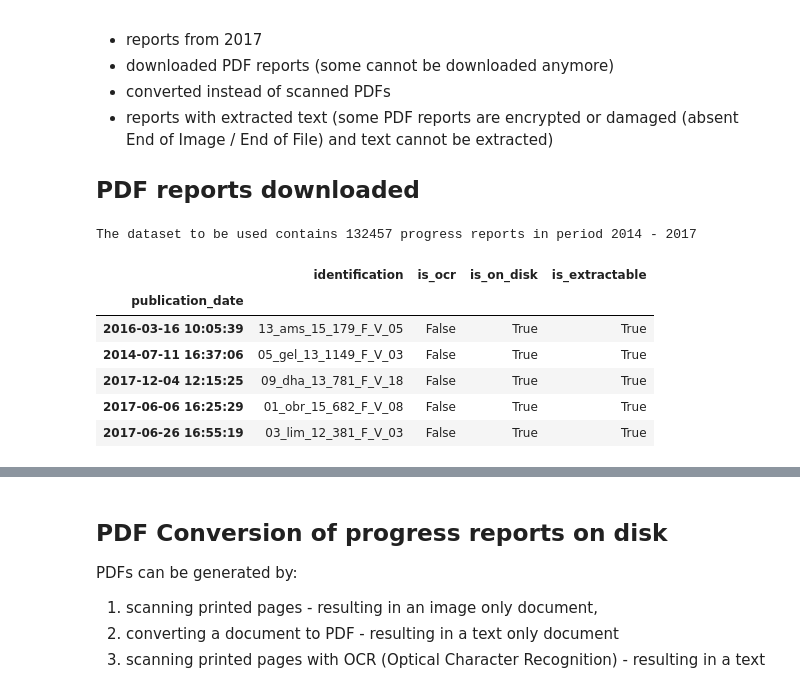
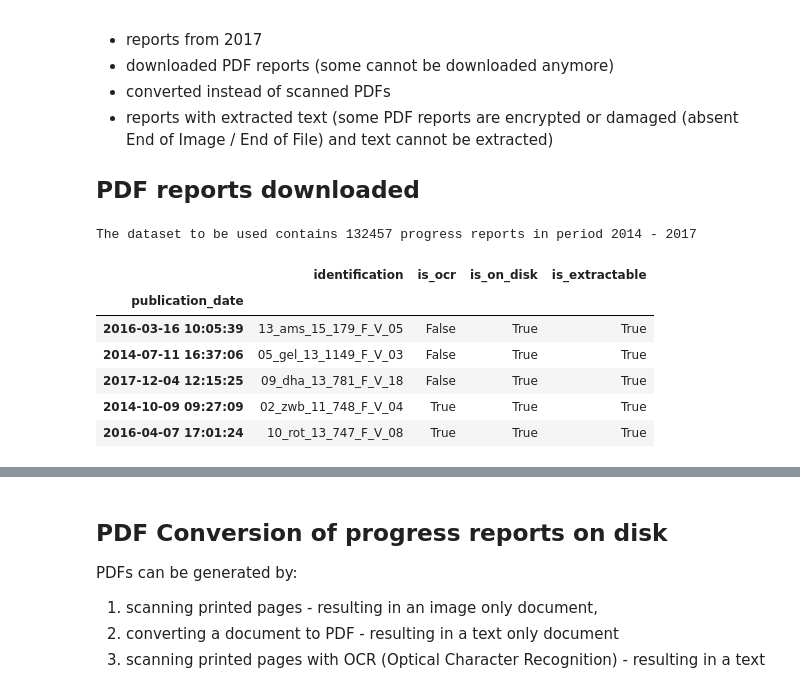
Before and after one commit to quantleap/is-ds-thesis, a Jupyter notebook: notebooks/Reports - dataset description.ipynb, the cells around one changed output, grey strips where cells are left out. Drawn from its saved outputs; the diff is of its cells as text; code cells hidden in the pictures.

```diff
--- a/notebooks/Reports - dataset description.ipynb
+++ b/notebooks/Reports - dataset description.ipynb
@@ -77,21 +78,24 @@ A subselection of the published reports will be used for analysis:
 
 ## PDF reports downloaded
 # %%
-sql = '''select identification, is_ocr, is_on_disk, publication_date, is_extractable
-         from reports
-         where extract(year from publication_date) >= 2014
-             and extract(year from publication_date) <= 2017
-             and is_attachment=False;'''
+sql = """select identification, is_ocr, is_on_disk, publication_date, is_extractable
+         from reports rep join insolvents ins on rep.insolvent_id = ins.id
+         where publication_date >= '2014-01-01'
+             and publication_date) <= 2018-06-
+             and is_attachment=False;"""
+             #and ins.is_removed=False;"""
+             #and (end_findability ISNULL or end_findability >= '2017-12-31');"""
+
 df = pd.read_sql(sql, con, index_col='publication_date')
 
 print('The dataset to be used contains {} progress reports in period 2014 - 2017'.format(len(df)))
 df.head()
 # %% [output]
 The dataset to be used contains 132457 progress reports in period 2014 - 2017
 |  | identification | is_ocr | is_on_disk | is_extractable |
 | publication_date |  |  |  |  |
 | 2016-03-16 10:05:39 | 13_ams_15_179_F_V_05 | False | True | True |
 | 2014-07-11 16:37:06 | 05_gel_13_1149_F_V_03 | False | True | True |
 | 2017-12-04 12:15:25 | 09_dha_13_781_F_V_18 | False | True | True |
-| 2017-06-06 16:25:29 | 01_obr_15_682_F_V_08 | False | True | True |
-| 2017-06-26 16:55:19 | 03_lim_12_381_F_V_03 | False | True | True |
+| 2014-10-09 09:27:09 | 02_zwb_11_748_F_V_04 | True | True | True |
+| 2016-04-07 17:01:24 | 10_rot_13_747_F_V_08 | True | True | True |
```
Also changed, not shown: parts of 31 cells of this notebook, 15 other files.
